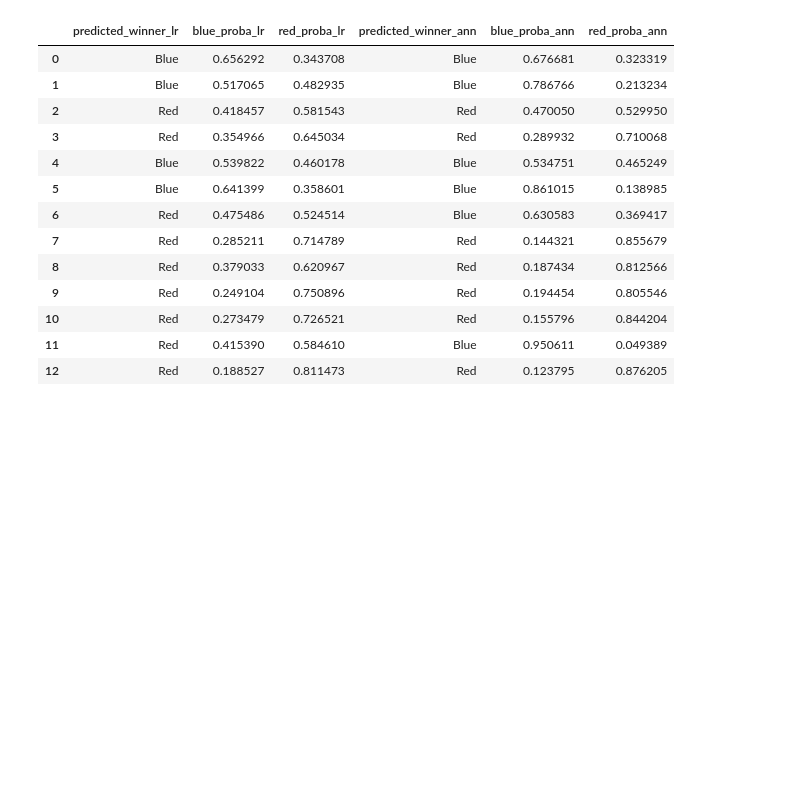
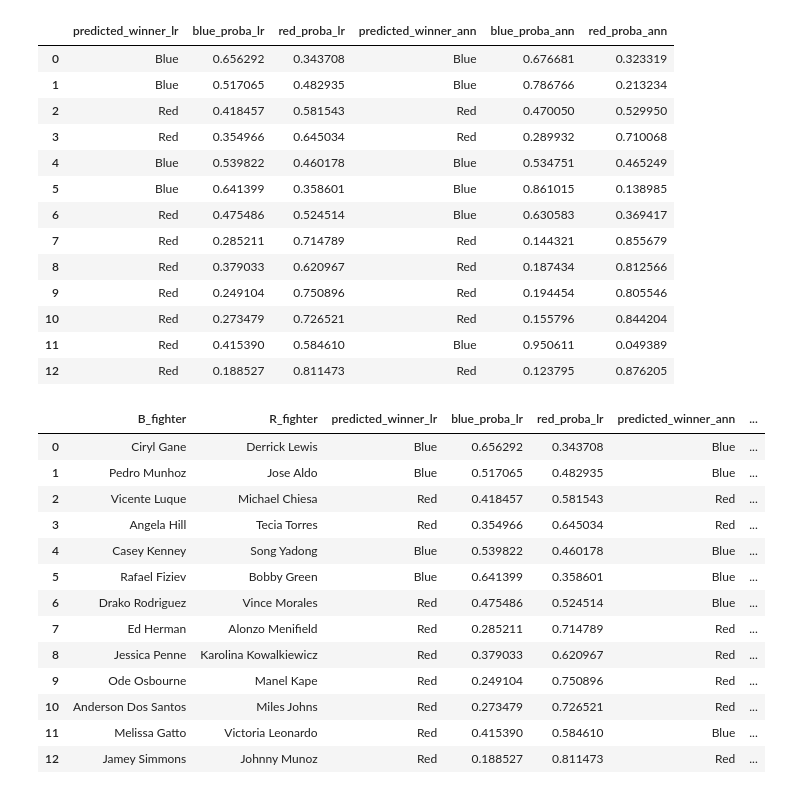
Before and after one commit to jpz129/ufc_bets, a Jupyter notebook: mma-bets/notebooks/1-exploration.ipynb, the cells around one changed output. Drawn from its saved outputs; the diff is of its cells as text; code cells hidden in the pictures; blank space fills up the shorter version.

```diff
--- a/mma-bets/notebooks/1-exploration.ipynb
+++ b/mma-bets/notebooks/1-exploration.ipynb
@@ -1606,3 +1606,23 @@ upcoming_df
 | 12 | Red | 0.188527 | 0.811473 | Red | 0.123795 | 0.876205 |
 # %%
 upcoming_df.to_csv('../data/interim/predictions.csv', index=False)
+# %%
+nw = pd.read_csv('../data/external/upcoming-event.csv')
+ud = pd.read_csv('../data/interim/predictions.csv')
+# %%
+pd.concat([nw[['B_fighter', 'R_fighter']], ud], axis=1).to_csv(''../data/interim/predictions.csv', index=False)
+# %% [output]
+|  | B_fighter | R_fighter | predicted_winner_lr | blue_proba_lr | red_proba_lr | predicted_winner_ann | ... |
+| 0 | Ciryl Gane | Derrick Lewis | Blue | 0.656292 | 0.343708 | Blue | ... |
+| 1 | Pedro Munhoz | Jose Aldo | Blue | 0.517065 | 0.482935 | Blue | ... |
+| 2 | Vicente Luque | Michael Chiesa | Red | 0.418457 | 0.581543 | Red | ... |
+| 3 | Angela Hill | Tecia Torres | Red | 0.354966 | 0.645034 | Red | ... |
+| 4 | Casey Kenney | Song Yadong | Blue | 0.539822 | 0.460178 | Blue | ... |
+| 5 | Rafael Fiziev | Bobby Green | Blue | 0.641399 | 0.358601 | Blue | ... |
+| 6 | Drako Rodriguez | Vince Morales | Red | 0.475486 | 0.524514 | Blue | ... |
+| 7 | Ed Herman | Alonzo Menifield | Red | 0.285211 | 0.714789 | Red | ... |
+| 8 | Jessica Penne | Karolina Kowalkiewicz | Red | 0.379033 | 0.620967 | Red | ... |
+| 9 | Ode Osbourne | Manel Kape | Red | 0.249104 | 0.750896 | Red | ... |
+| 10 | Anderson Dos Santos | Miles Johns | Red | 0.273479 | 0.726521 | Red | ... |
+| 11 | Melissa Gatto | Victoria Leonardo | Red | 0.415390 | 0.584610 | Blue | ... |
+| 12 | Jamey Simmons | Johnny Munoz | Red | 0.188527 | 0.811473 | Red | ... |
```
Also changed, not shown: 1 other file.
